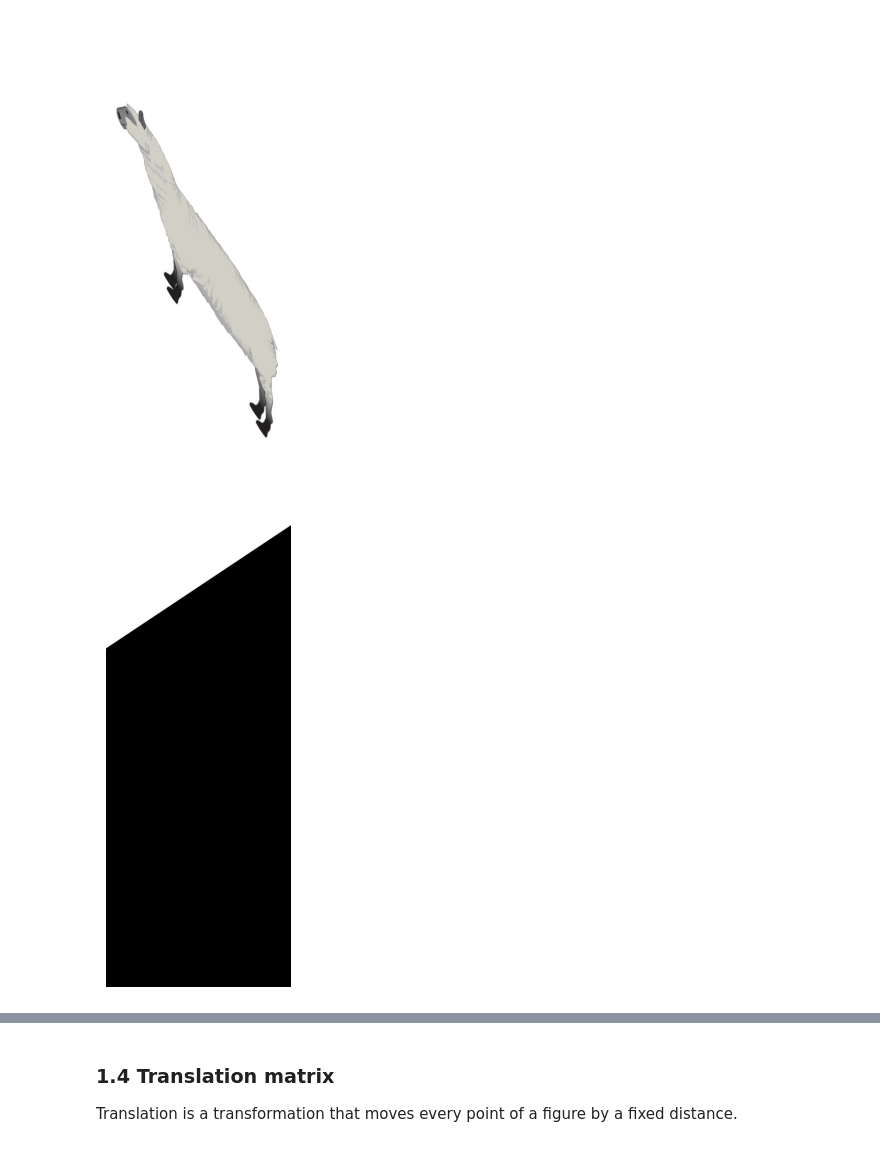
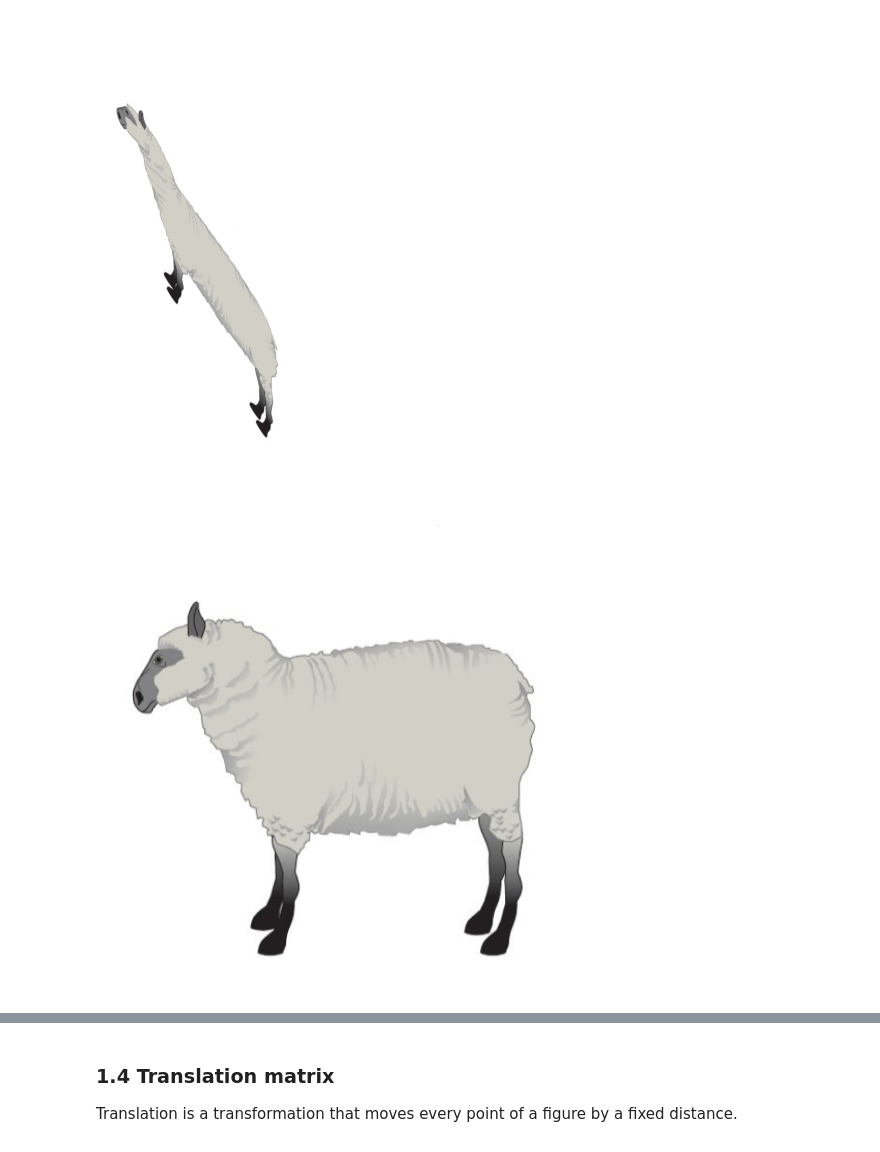
Before and after one commit to Oleksii-Lasiichuk/la_lab_1_transformation_matrices, a Jupyter notebook: LA_Lab_1_template_2026.ipynb, the cells around one changed output, grey strips where cells are left out. Drawn from its saved outputs; the diff is of its cells as text; code cells hidden in the pictures.

```diff
--- a/LA_Lab_1_template_2026.ipynb
+++ b/LA_Lab_1_template_2026.ipynb
@@ -238,6 +404,12 @@ def get_horizontal_shear_matrix(factor):
         [0, 1]
     ], dtype=float)
 
+def get_vertical_shear_matrix(factor):
+    return np.array([
+        [1, 0],
+        [factor, 1]
+    ], dtype=float)
+
 M3 = get_horizontal_shear_matrix(1.5)
 ##### YOUR CODE ENDS #####
 print("Shearing matrix is")
@@ -279,12 +451,12 @@ cv2_imshow(sheared_img)
 # %%
 ##### YOUR CODE STARTS #####
 h, w = sheared_img.shape[:2]
-M_restore = get_horizontal_shear_matrix(-1.5)
+M_restore = get_vertical_shear_matrix(-1.5)
 M_affine = np.hstack([M_restore, np.zeros((2, 1))])
-restored_img = cv.warpAffine(sheared_img, M_affine, (w, h),
+restored_img = cv.warpAffine(sheared_img, M_affine, (w, w),
                              flags=cv.INTER_LINEAR,
                              borderMode=cv.BORDER_CONSTANT)
 ##### YOUR CODE ENDS #####
 cv2_imshow(restored_img)
 # %% [output]
-[figure, old version]
+[figure, new version]
```
Also changed, not shown: parts of 36 cells of this notebook.
